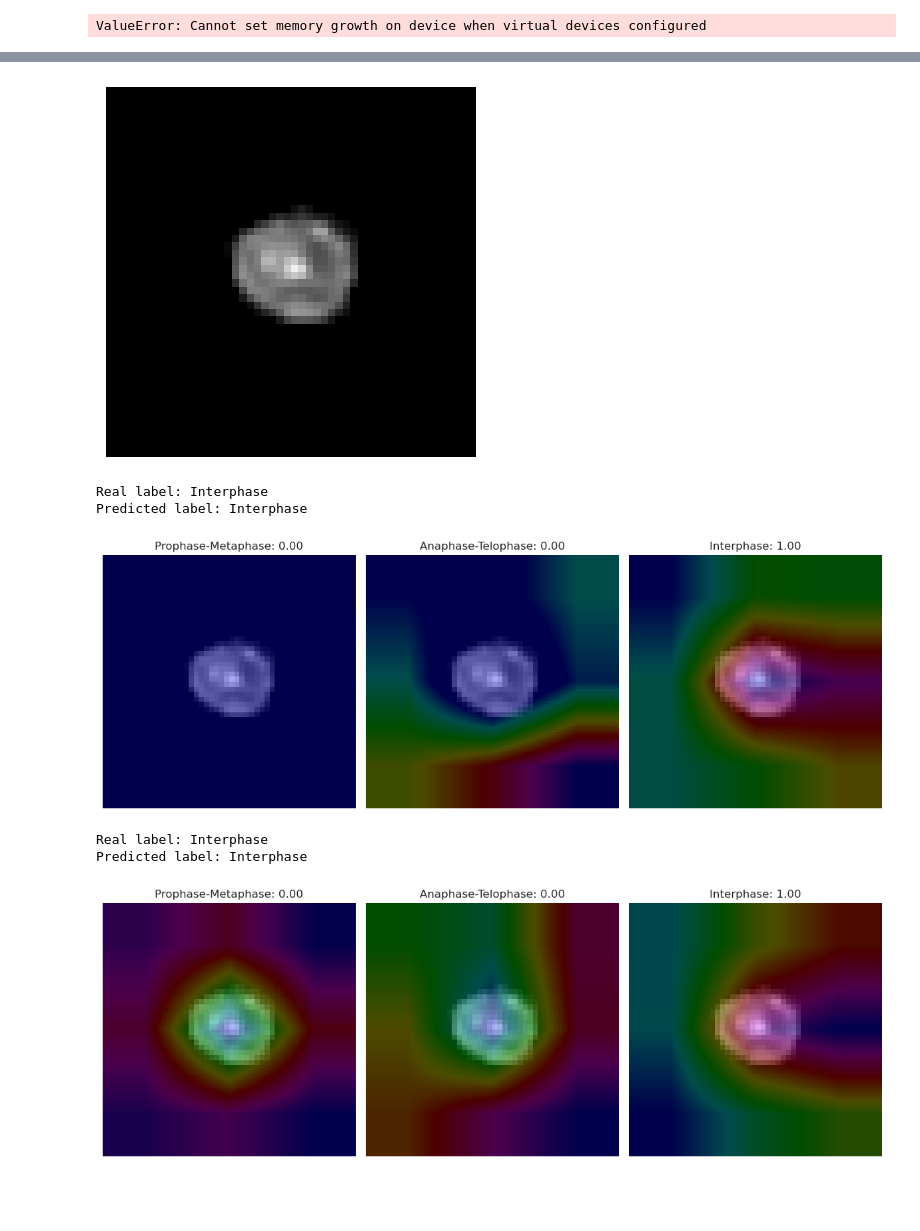
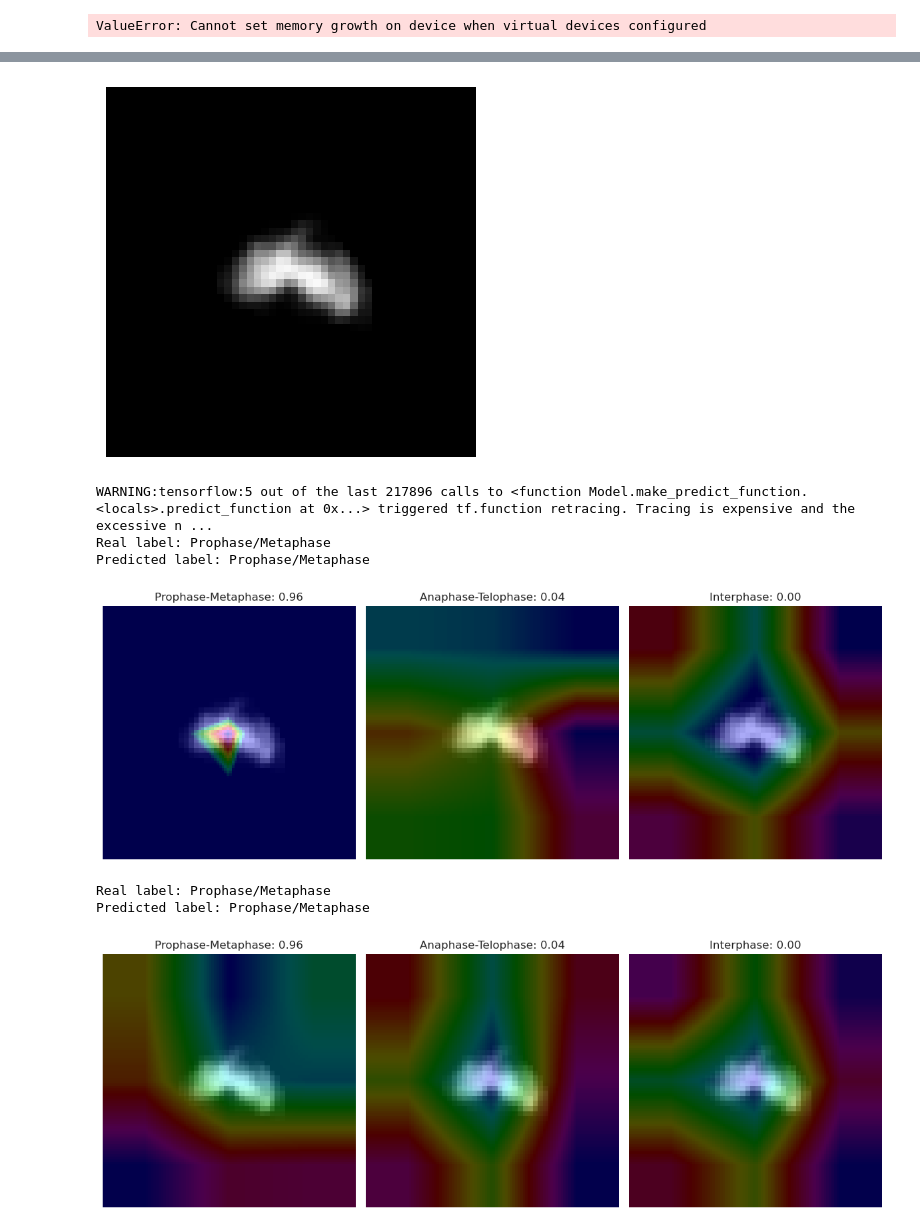
Before and after one commit to ignacio-ms/PyMorph, a Jupyter notebook: notebooks/5.5-cellular_division_semi_supervised.ipynb, the cells around one changed output, grey strips where cells are left out. Cells and saved outputs as stored; diff of their text form; code cells hidden in the pictures; blank space fills up the shorter version.

```diff
--- a/notebooks/5.5-cellular_division_semi_supervised.ipynb
+++ b/notebooks/5.5-cellular_division_semi_supervised.ipynb
@@ -161,16 +161,16 @@ test_generator = CellDataset(
     resize=INPUT_SHAPE[:2]
 )
 # %%
-img_idx = 25 # 87 # 44 # 40 # 0  # 98  # 25
+img_idx = 35 # 87 # 44 # 40 # 0  # 98  # 25
 test_img_tf = test_generator[img_idx][0]
 test_img = test_img_tf.numpy().astype(np.float32)
 test_img = test_img.reshape(INPUT_SHAPE)
 test_img = cv2.cvtColor(test_img, cv2.COLOR_BGR2RGB)
 
 plt.imshow(test_img); plt.axis('off')
 plt.show()
 # %% [output]
-[figure, old version]
+[figure, new version]
 # %%
 cam = CAM(model.model)
 heatmap_pm = cam.compute_heatmap(test_img_tf, class_idx=0, normalize=True)
@@ -197,9 +197,10 @@ plt.title(f'Interphase: {pred[0][2]:.2f}')
 plt.tight_layout()
 plt.show()
 # %% [output]
-Real label: Interphase
-Predicted label: Interphase
+WARNING:tensorflow:5 out of the last 217896 calls to <function Model.make_predict_function.<locals>.predict_function at 0x...> triggered tf.function retracing. Tracing is expensive and the excessive n ...
+Real label: Prophase/Metaphase
+Predicted label: Prophase/Metaphase
-[figure, old version]
+[figure, new version]
 # %%
 cam = GradCAM(model.model)
 heatmap_pm = cam.compute_heatmap(test_img_tf, class_idx=0)
@@ -226,6 +227,6 @@ plt.title(f'Interphase: {pred[0][2]:.2f}')
 plt.tight_layout()
 plt.show()
 # %% [output]
-Real label: Interphase
-Predicted label: Interphase
+Real label: Prophase/Metaphase
+Predicted label: Prophase/Metaphase
-[figure, old version]
+[figure, new version]
```
Also changed, not shown: parts of 4 cells of this notebook.
